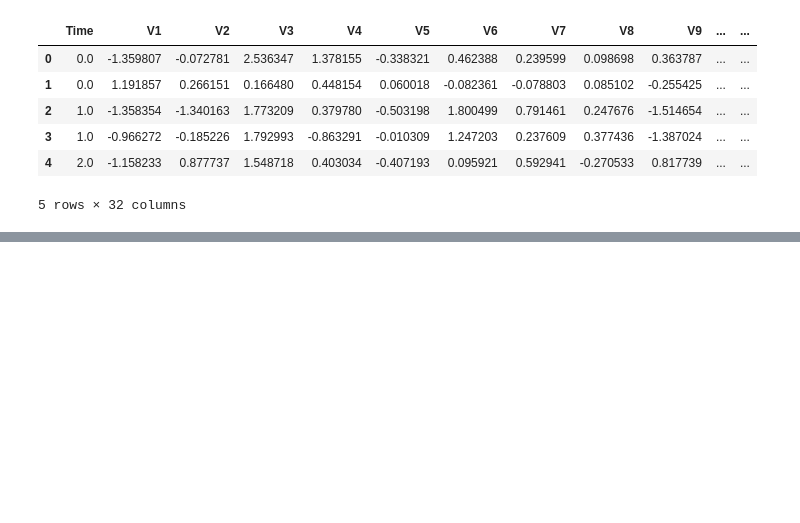
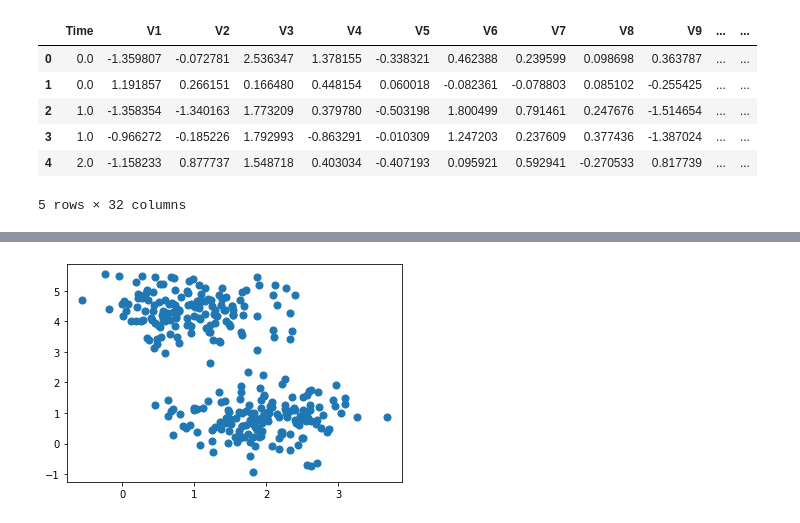
Before and after one commit to reemkhaledaboushama/datamining-project, a Jupyter notebook: 18Q9822.ipynb, the cells around one changed output, grey strips where cells are left out. Saved outputs shown, nothing was run; the diff lists cells and outputs as text; code cells hidden in the pictures; blank space fills up the shorter version.

Commit message:
visualizing the clusters

```diff
--- a/18Q9822.ipynb
+++ b/18Q9822.ipynb
@@ -410,4 +414,6 @@ data.cluster.value_counts()
 # %%
-X, y_true = make_blobs(n_samples=300, centers=20,cluster_std=0.60, random_state=0)
+X, y_true = make_blobs(n_samples=300, centers=2,cluster_std=0.60, random_state=0)
 plt.scatter(X[:, 0], X[:, 1], s=50);
+# %% [output]
+[figure, added]
 # %%
```
Also changed, not shown: parts of 2 cells of this notebook.
